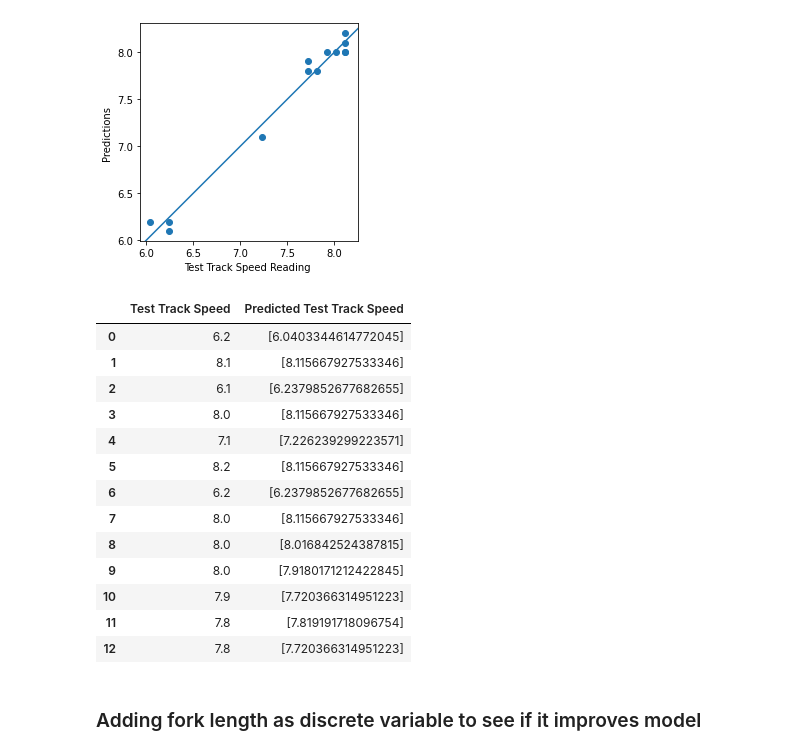
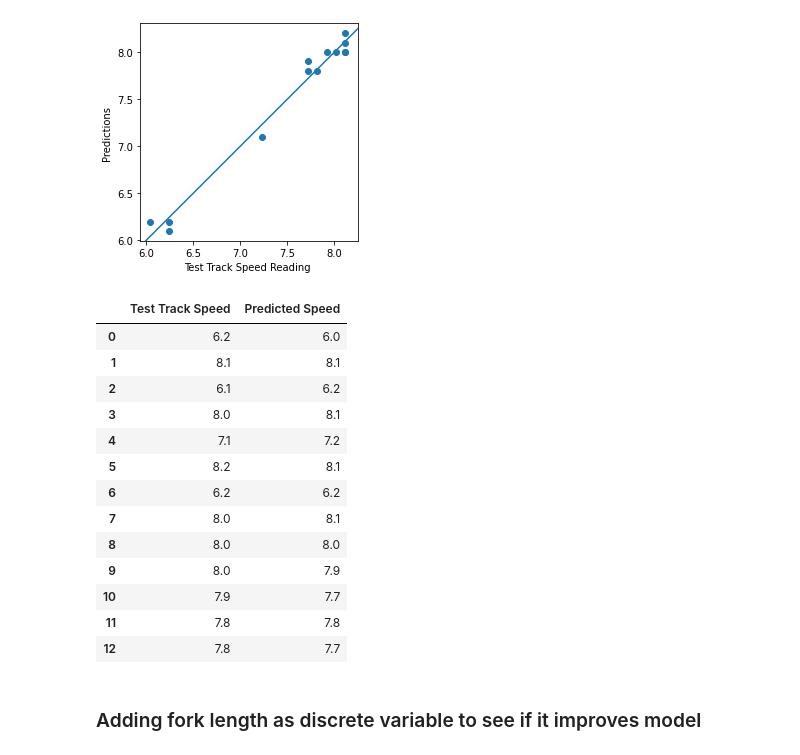
Before and after one commit to MOBE333/Dyno-Validation, a Jupyter notebook: dyno-validation.ipynb, the cells around one changed output. Drawn from its saved outputs; the diff is of its cells as text; code cells hidden in the pictures.

```diff
--- a/dyno-validation.ipynb
+++ b/dyno-validation.ipynb
@@ -273,24 +291,24 @@ RMSE =  0.10451748125681118
 r2 Score =  0.9815312149147932
 [figure]
 # %%
-predicted_v_actual_df = y.copy()
-predicted_v_actual_df['Predicted Test Track Speed'] = y_prediction.tolist()
-predicted_v_actual_df
+predicted_v_actual_df = y.copy().reset_index(drop = True)
+predicted_v_actual_df['Predicted Speed'] = y_prediction
+predicted_v_actual_df.round(decimals = 1)
 # %% [output]
-|  | Test Track Speed | Predicted Test Track Speed |
-| 0 | 6.2 | [6.0403344614772045] |
-| 1 | 8.1 | [8.115667927533346] |
-| 2 | 6.1 | [6.2379852677682655] |
-| 3 | 8.0 | [8.115667927533346] |
-| 4 | 7.1 | [7.226239299223571] |
-| 5 | 8.2 | [8.115667927533346] |
-| 6 | 6.2 | [6.2379852677682655] |
-| 7 | 8.0 | [8.115667927533346] |
-| 8 | 8.0 | [8.016842524387815] |
-| 9 | 8.0 | [7.9180171212422845] |
-| 10 | 7.9 | [7.720366314951223] |
-| 11 | 7.8 | [7.819191718096754] |
-| 12 | 7.8 | [7.720366314951223] |
+|  | Test Track Speed | Predicted Speed |
+| 0 | 6.2 | 6.0 |
+| 1 | 8.1 | 8.1 |
+| 2 | 6.1 | 6.2 |
+| 3 | 8.0 | 8.1 |
+| 4 | 7.1 | 7.2 |
+| 5 | 8.2 | 8.1 |
+| 6 | 6.2 | 6.2 |
+| 7 | 8.0 | 8.1 |
+| 8 | 8.0 | 8.0 |
+| 9 | 8.0 | 7.9 |
+| 10 | 7.9 | 7.7 |
+| 11 | 7.8 | 7.8 |
+| 12 | 7.8 | 7.7 |
 # %% [markdown]
 ### Adding fork length as discrete variable to see if it improves model
 # %%
```
Also changed, not shown: parts of 9 cells of this notebook.
